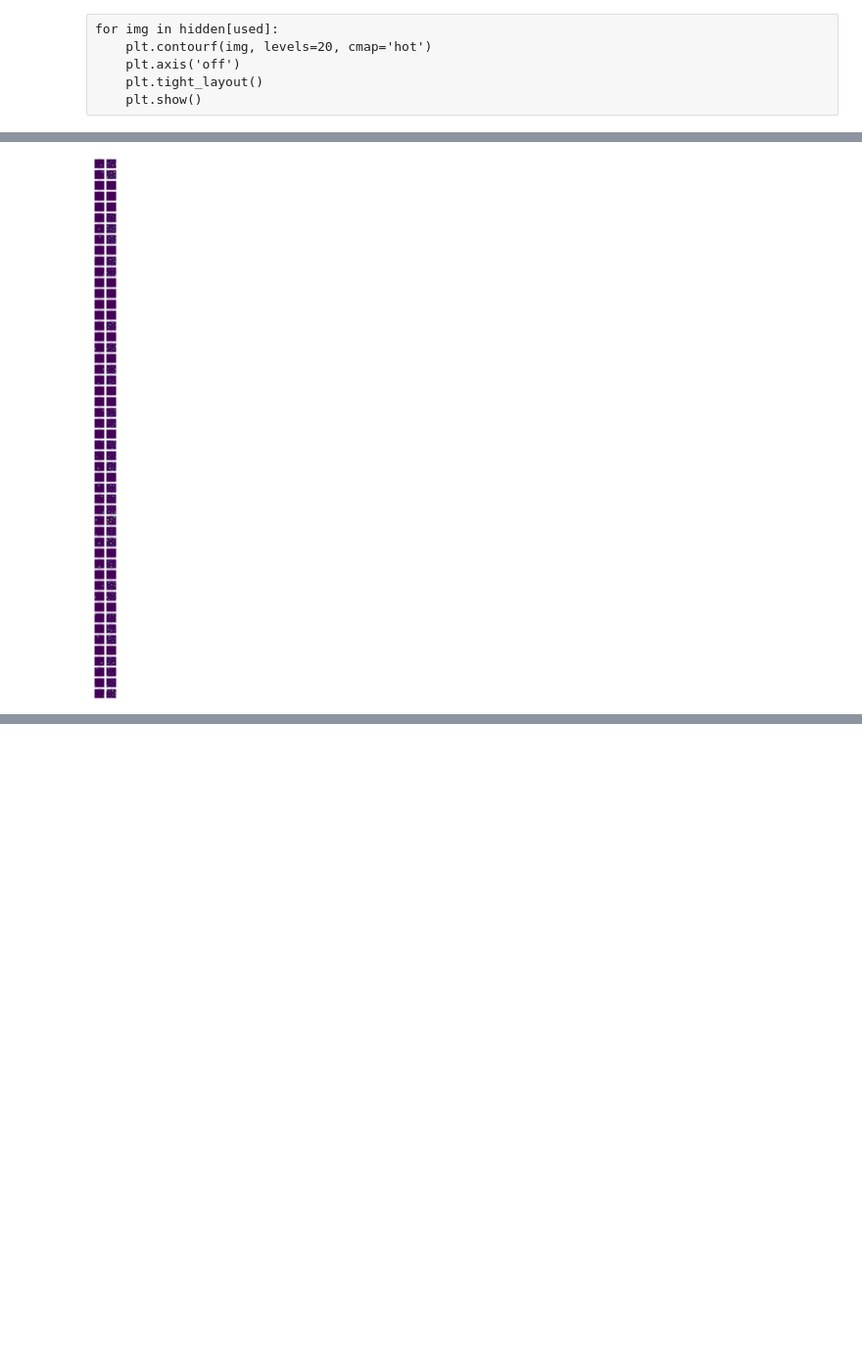
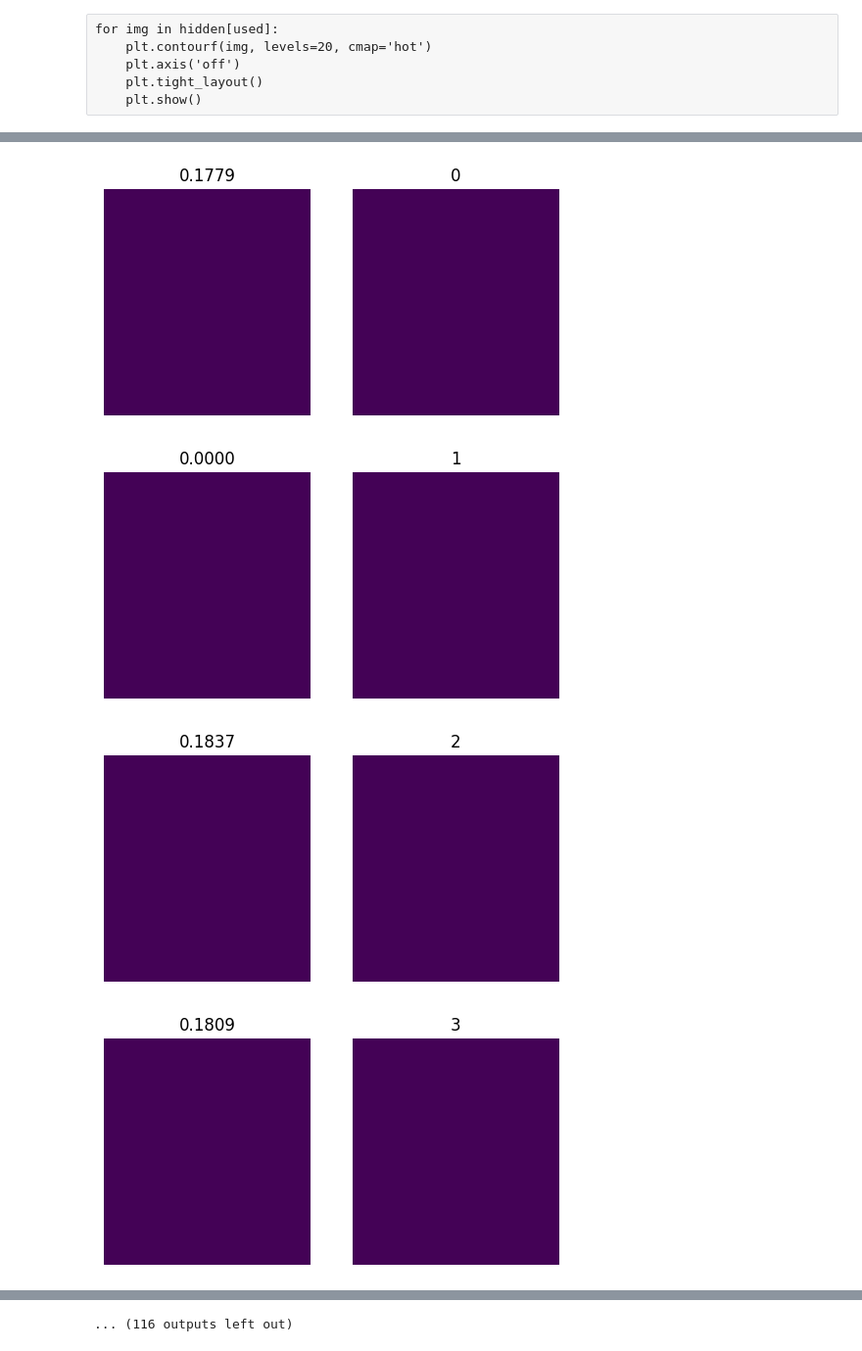
Before and after one commit to ChackMociute/Master-Thesis, a Jupyter notebook: analysis.ipynb, the cells around one changed output, grey strips where cells are left out. Shown at 98% size. Drawn from its saved outputs; the diff is of its cells as text; code cells hidden in the pictures; blank space fills up the shorter version.

```diff
--- a/analysis.ipynb
+++ b/analysis.ipynb
@@ -11,7 +11,7 @@ from utils import PlaceFields, get_flanks, get_loc_batch, print_stats, eval_posi
 from agent import Agent
 from tqdm import tqdm
 # %%
-exp = Experiment.load_experiment('data', 'hidden50')
+exp = Experiment.load_experiment('data', 'het_modular_individual')
 # %%
 exp.compile_grid_cells(1)
 exp.load_pfs()
@@ -124,19 +122,3 @@ for img in hidden[used]:
     plt.axis('off')
     plt.tight_layout()
     plt.show()
-# %%
-N = exp.pfs.means.shape[0]
-preds = exp.pfs.predict().cpu().detach().numpy()
-preds[:,0,0] = hidden.max()
-hidden[:,0,0] = hidden.max()
-explained = 1 - torch.pow(exp.pfs.predict() - exp.pfs.targets, 2).sum((1, 2)) / torch.pow(exp.pfs.targets, 2).sum((1, 2))
-
-for i, ((ax1, ax2), pred, real, expl) in enumerate(zip(plt.subplots(N, 2, figsize=(6, 3*N))[1],
-                                                       preds, hidden[:N], explained.cpu().detach())):
-    ax1.contourf(pred, levels=100)
-    ax1.axis('off')
-    ax1.set_title(f"{expl.item():.04f}")
-    ax2.contourf(real, levels=100)
-    ax2.axis('off')
-    ax2.set_title(i)
-plt.show()
@@ -144,0 +125,3 @@ plt.show()
+# %%
+exp.compile_grid_cells(1)
+exp.load_pfs()
@@ -145,3 +158,19 @@ plt.show()
+# %%
+N = exp.pfs.means.shape[0]
+preds = exp.pfs.predict().cpu().detach().numpy()
+preds[:,0,0] = hidden.max()
+hidden[:,0,0] = hidden.max()
+explained = 1 - torch.pow(exp.pfs.predict() - exp.pfs.targets, 2).sum((1, 2)) / torch.pow(exp.pfs.targets, 2).sum((1, 2))
+
+for i, (pred, real, expl) in enumerate(zip(preds, hidden[:N], explained.cpu().detach())):
+    ax1, ax2 = plt.subplots(1, 2, figsize=(6, 3))[1]
+    ax1.contourf(pred, levels=100)
+    ax1.axis('off')
+    ax1.set_title(f"{expl.item():.04f}")
+    ax2.contourf(real, levels=100)
+    ax2.axis('off')
+    ax2.set_title(i)
+    plt.show()
 # %%
 exp.compile_grid_cells(2)
 exp.load_pfs()
@@ -152,18 +181,21 @@ hidden[:,0,1] = hidden.min()
 # %%
 N = exp.pfs.means.shape[0]
 preds = exp.pfs.predict().cpu().detach().numpy()
 preds[:,0,0] = hidden.max()
 hidden[:,0,0] = hidden.max()
 explained = 1 - torch.pow(exp.pfs.predict() - exp.pfs.targets, 2).sum((1, 2)) / torch.pow(exp.pfs.targets, 2).sum((1, 2))
 
-for i, ((ax1, ax2), pred, real, expl) in enumerate(zip(plt.subplots(N, 2, figsize=(6, 3*N))[1],
-                                                       preds, hidden[:N], explained.cpu().detach())):
+for i, (pred, real, expl) in enumerate(zip(preds, hidden[:N], explained.cpu().detach())):
+    ax1, ax2 = plt.subplots(1, 2, figsize=(6, 3))[1]
     ax1.contourf(pred, levels=100)
     ax1.axis('off')
     ax1.set_title(f"{expl.item():.04f}")
     ax2.contourf(real, levels=100)
     ax2.axis('off')
     ax2.set_title(i)
-plt.show()
+    plt.show()
 # %% [output]
-[figure, old version]
+[figure, new version]
+[figure, added]
+[figure, added]
+[figure, added]
@@ -169,0 +210 @@ plt.show()
+... (116 outputs left out)
```
Also changed, not shown: parts of 18 cells of this notebook, 1 other file.
